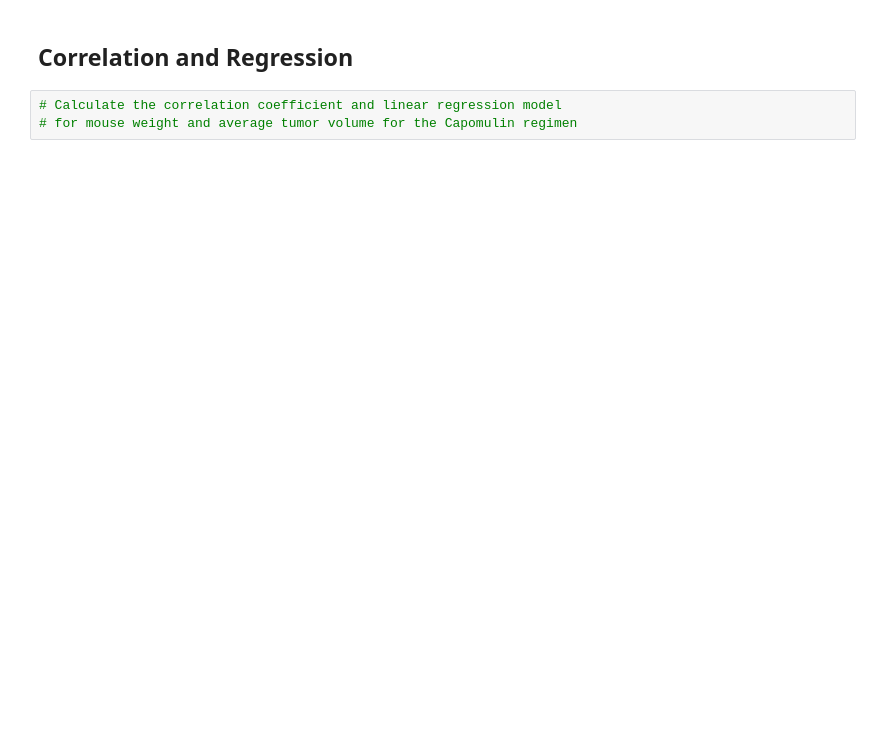
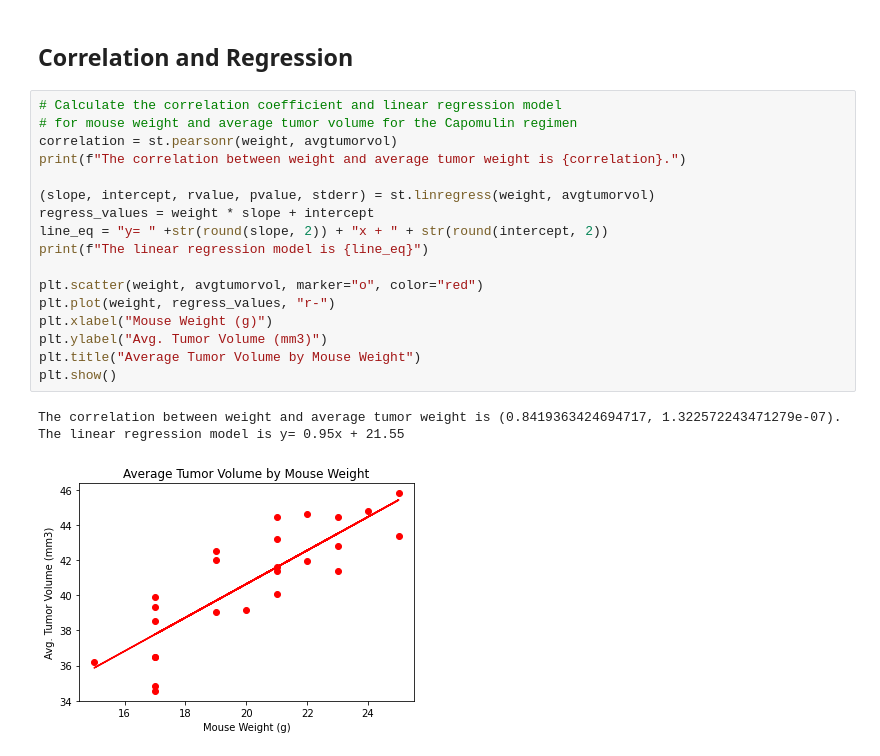
Before and after one commit to ashparra97/Matplotlib-challenge, a Jupyter notebook: pymaceuticals_starter.ipynb, the cells around one changed output. Drawn from its saved outputs; the diff is of its cells as text; blank space fills up the shorter version.

```diff
--- a/pymaceuticals_starter.ipynb
+++ b/pymaceuticals_starter.ipynb
@@ -274,5 +368,23 @@ Name: Timepoint, dtype: int64
 # %% [markdown]
 ## Correlation and Regression
-# %%
-# Calculate the correlation coefficient and linear regression model
-# for mouse weight and average tumor volume for the Capomulin regimen
+# %%
+# Calculate the correlation coefficient and linear regression model
+# for mouse weight and average tumor volume for the Capomulin regimen
+correlation = st.pearsonr(weight, avgtumorvol)
+print(f"The correlation between weight and average tumor weight is {correlation}.")
+
+(slope, intercept, rvalue, pvalue, stderr) = st.linregress(weight, avgtumorvol)
+regress_values = weight * slope + intercept
+line_eq = "y= " +str(round(slope, 2)) + "x + " + str(round(intercept, 2))
+print(f"The linear regression model is {line_eq}")
+
+plt.scatter(weight, avgtumorvol, marker="o", color="red")
+plt.plot(weight, regress_values, "r-")
+plt.xlabel("Mouse Weight (g)")
+plt.ylabel("Avg. Tumor Volume (mm3)")
+plt.title("Average Tumor Volume by Mouse Weight")
+plt.show()
+# %% [output]
+The correlation between weight and average tumor weight is (0.8419363424694717, 1.322572243471279e-07).
+The linear regression model is y= 0.95x + 21.55
+[figure, added]
```
Also changed, not shown: parts of 8 cells of this notebook.
